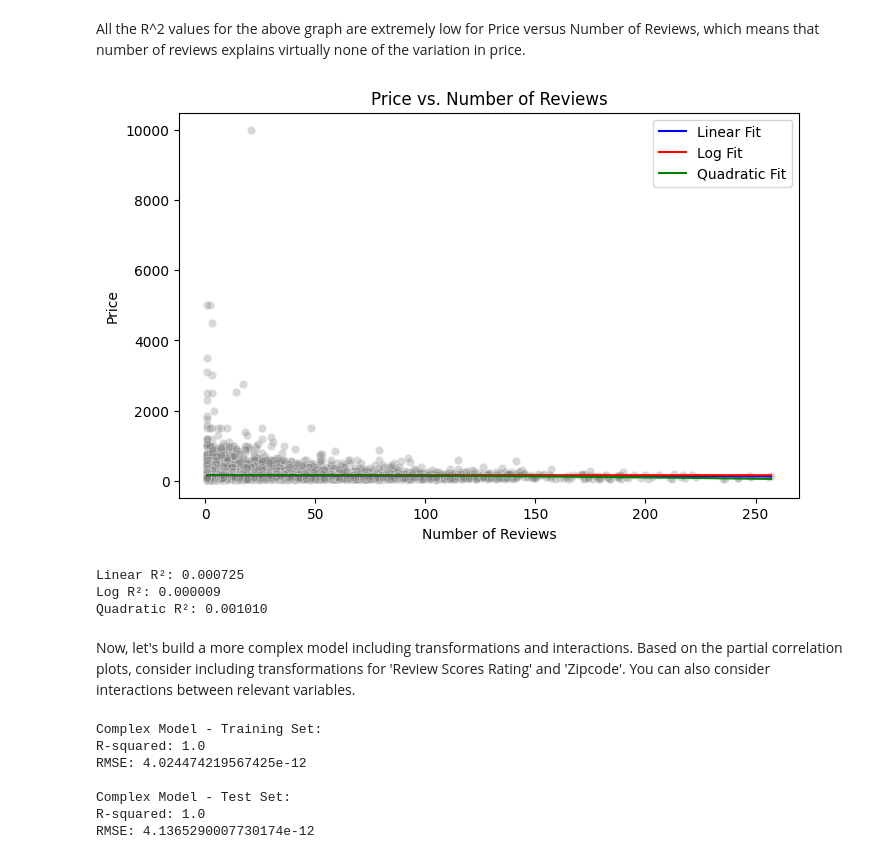
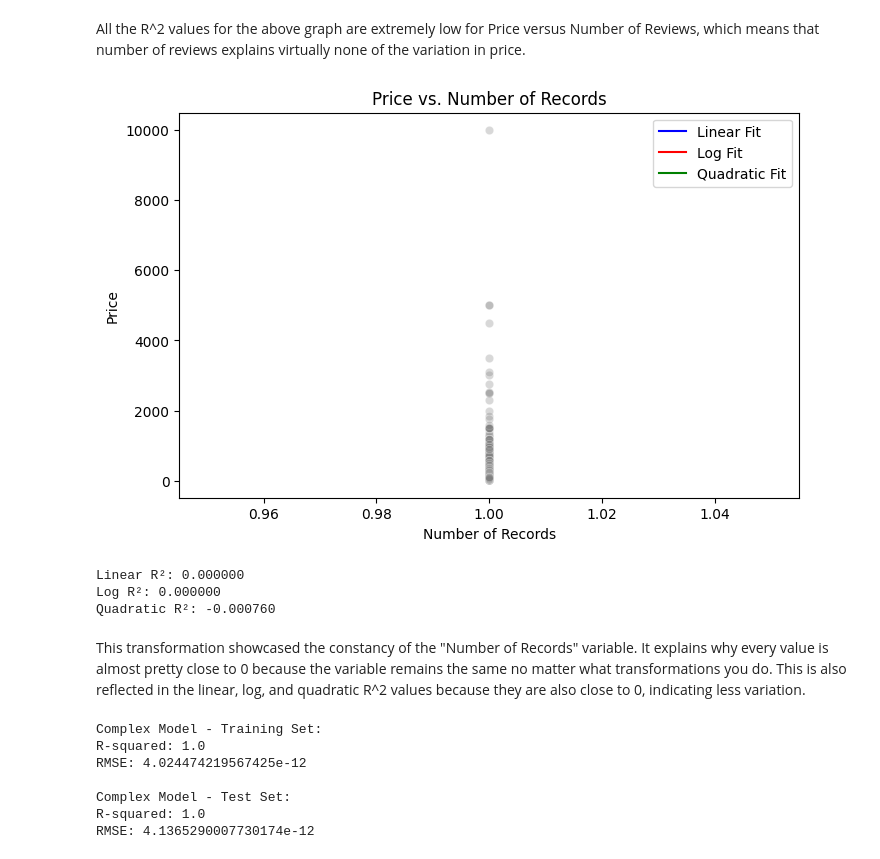
Before and after one commit to mchen899923/lab_hedonic_pricing, a Jupyter notebook: lab_notebook.ipynb, the cells around one changed output. Drawn from its saved outputs; the diff is of its cells as text; code cells hidden in the pictures.

```diff
--- a/lab_notebook.ipynb
+++ b/lab_notebook.ipynb
@@ -459,55 +462,55 @@ All the R^2 values for the above graph are extremely low for Price versus Number
 # %%
 import numpy as np
 import pandas as pd
 import matplotlib.pyplot as plt
 import seaborn as sns
 import statsmodels.api as sm
 
 #Scatter setup
 plt.figure(figsize=(8,5))
-sns.scatterplot(x="Number of Reviews", y="Price", data=airbnb2_df, alpha=0.3, color='gray')
+sns.scatterplot(x="Number of Records", y="Price", data=airbnb2_df, alpha=0.3, color='gray')
 
 #Generate x values for plotting fits
-x_vals = np.linspace(airbnb2_df["Number of Reviews"].min(), airbnb2_df["Number of Reviews"].max(), 200)
+x_vals = np.linspace(airbnb2_df["Number of Records"].min(), airbnb2_df["Number of Records"].max(), 200)
 
 #Linear fit
-X_lin = sm.add_constant(airbnb2_df["Number of Reviews"])
+X_lin = sm.add_constant(airbnb2_df["Number of Records"])
 m_lin = sm.OLS(airbnb2_df["Price"], X_lin).fit()
 plt.plot(x_vals, m_lin.predict(sm.add_constant(x_vals)), color='blue', label='Linear Fit')
 
 #Log fit
-log_x = np.log1p(airbnb2_df["Number of Reviews"])
+log_x = np.log1p(airbnb2_df["Number of Records"])
 X_log = sm.add_constant(log_x)
 m_log = sm.OLS(airbnb2_df["Price"], X_log).fit()
 plt.plot(x_vals, m_log.predict(sm.add_constant(np.log1p(x_vals))), color='red', label='Log Fit')
 
 #Quadratic fit
-X_quad = sm.add_constant(np.column_stack((airbnb2_df["Number of Reviews"], airbnb2_df["Number of Reviews"]**2)))
+X_quad = sm.add_constant(np.column_stack((airbnb2_df["Number of Records"], airbnb2_df["Number of Records"]**2)))
 m_quad = sm.OLS(airbnb2_df["Price"], X_quad).fit()
 plt.plot(x_vals, m_quad.predict(sm.add_constant(np.column_stack((x_vals, x_vals**2)))),
          color='green', label='Quadratic Fit')
 
-plt.title('Price vs. Number of Reviews')
-plt.xlabel('Number of Reviews')
+plt.title('Price vs. Number of Records') #Second transformation of another variable (Number of Records)
+plt.xlabel('Number of Records')
 plt.ylabel('Price')
 plt.legend()
 plt.show()
 # %% [output]
-[figure, old version]
+[figure, new version]
 # %%
-X_lin = sm.add_constant(airbnb2_df["Number of Reviews"])
+X_lin = sm.add_constant(airbnb2_df["Number of Records"])
 m_lin = sm.OLS(airbnb2_df["Price"], X_lin).fit()
 r2_lin = m_lin.rsquared
 
 #Log model
-X_log = sm.add_constant(np.log1p(airbnb2_df["Number of Reviews"]))
+X_log = sm.add_constant(np.log1p(airbnb2_df["Number of Records"]))
 m_log = sm.OLS(airbnb2_df["Price"], X_log).fit()
 r2_log = m_log.rsquared
 
 #Quadratic model
 X_quad = sm.add_constant(np.column_stack((
-    airbnb2_df["Number of Reviews"],
-    airbnb2_df["Number of Reviews"]**2
+    airbnb2_df["Number of Records"],
+    airbnb2_df["Number of Records"]**2
 )))
 m_quad = sm.OLS(airbnb2_df["Price"], X_quad).fit()
 r2_quad = m_quad.rsquared
@@ -517,9 +520,9 @@ print(f"Linear R²: {r2_lin:.6f}")
 print(f"Log R²: {r2_log:.6f}")
 print(f"Quadratic R²: {r2_quad:.6f}")
 # %% [output]
-Linear R²: 0.000725
-Log R²: 0.000009
-Quadratic R²: 0.001010
+Linear R²: 0.000000
+Log R²: 0.000000
+Quadratic R²: -0.000760
-# %% [markdown]
-Now, let's build a more complex model including transformations and interactions. Based on the partial correlation plots, consider including transformations for 'Review Scores Rating' and 'Zipcode'. You can also consider interactions between relevant variables.
+# %% [markdown]
+This transformation showcased the constancy of the "Number of Records" variable. It explains why every value is almost pretty close to 0 because the variable remains the same no matter what transformations you do. This is also reflected in the linear, log, and quadratic R^2 values because they are also close to 0, indicating less variation.
 # %%
```
Also changed, not shown: parts of 12 cells of this notebook.
